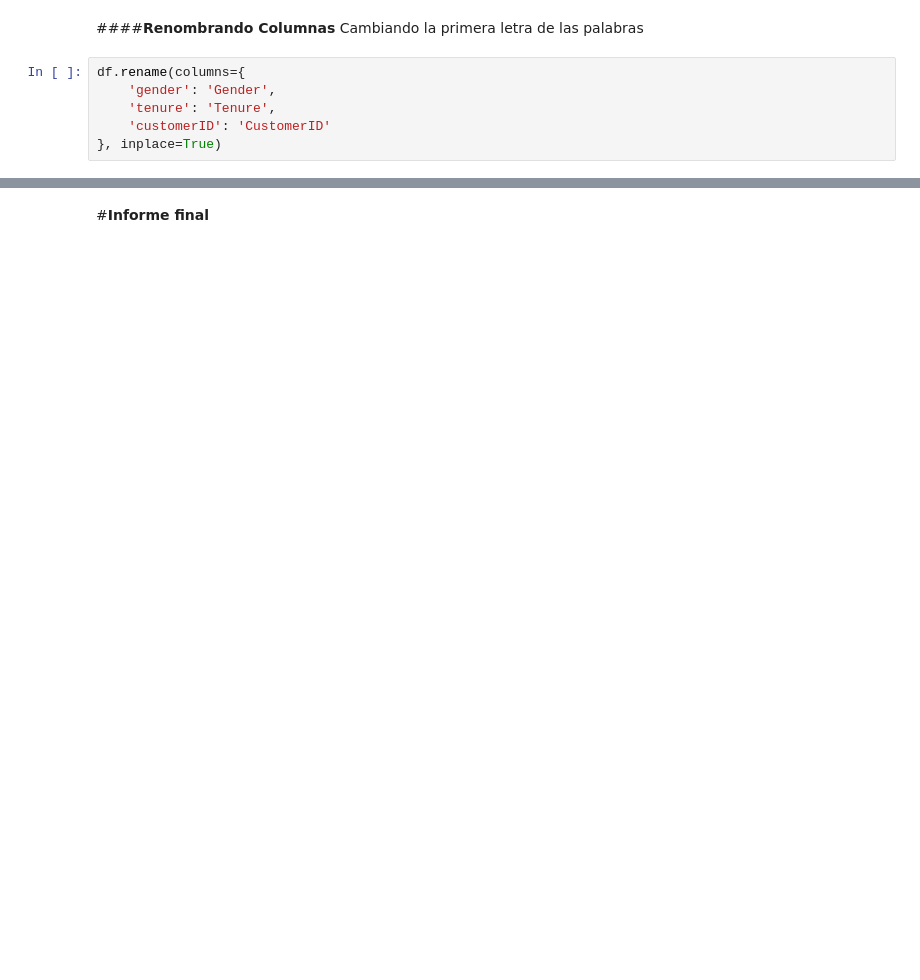
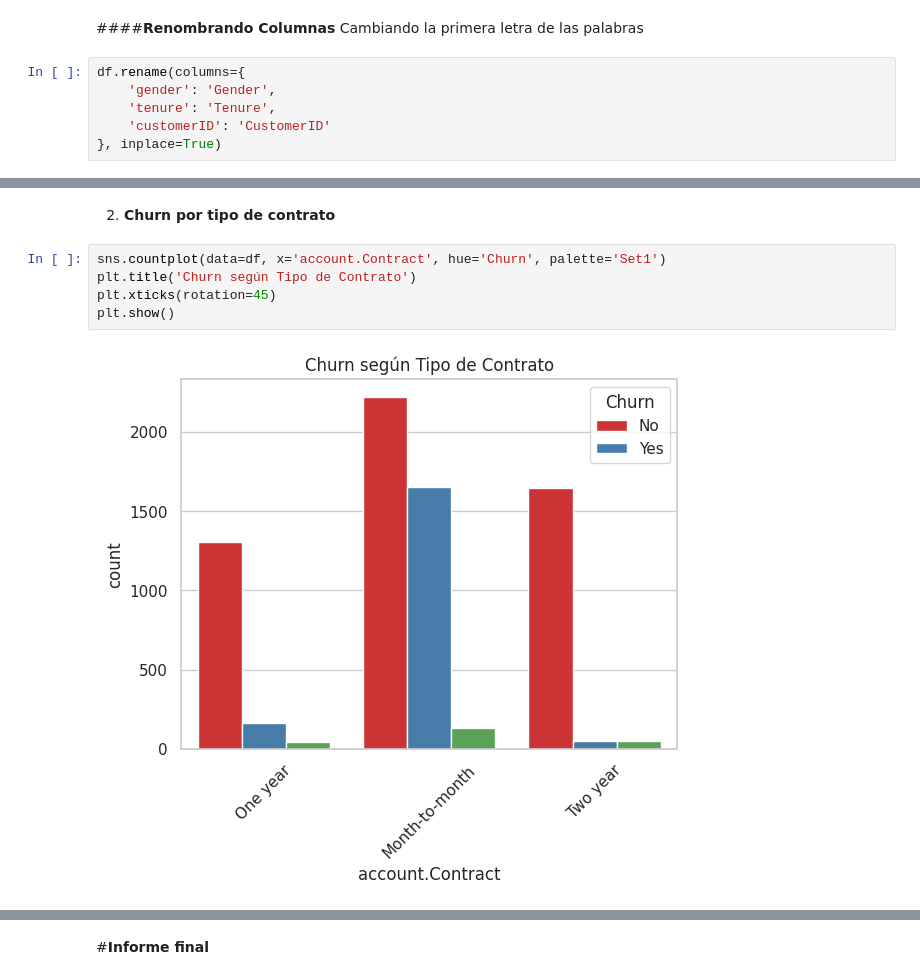
Before and after one commit to ValeriaPFR/Challenge-Telecom-X, a Jupyter notebook: Telecom_Challenge_VFR.ipynb, the cells around one changed output, grey strips where cells are left out. Cells and saved outputs as stored; diff of their text form; blank space fills up the shorter version.

```diff
--- a/Telecom_Challenge_VFR.ipynb
+++ b/Telecom_Challenge_VFR.ipynb
@@ -272,0 +286,9 @@ df1
+# %% [markdown]
+2. **Churn por tipo de contrato**
+# %%
+sns.countplot(data=df, x='account.Contract', hue='Churn', palette='Set1')
+plt.title('Churn según Tipo de Contrato')
+plt.xticks(rotation=45)
+plt.show()
+# %% [output]
+[figure, added]
```
Also changed, not shown: parts of 21 cells of this notebook.
